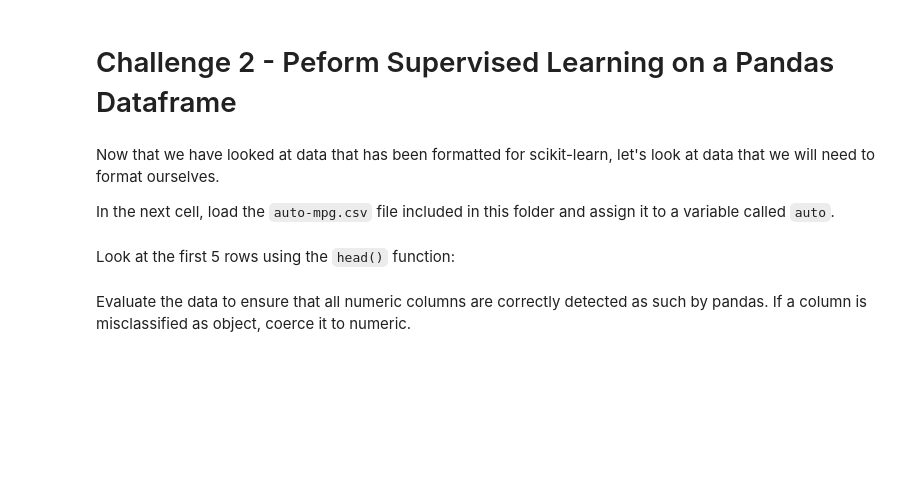
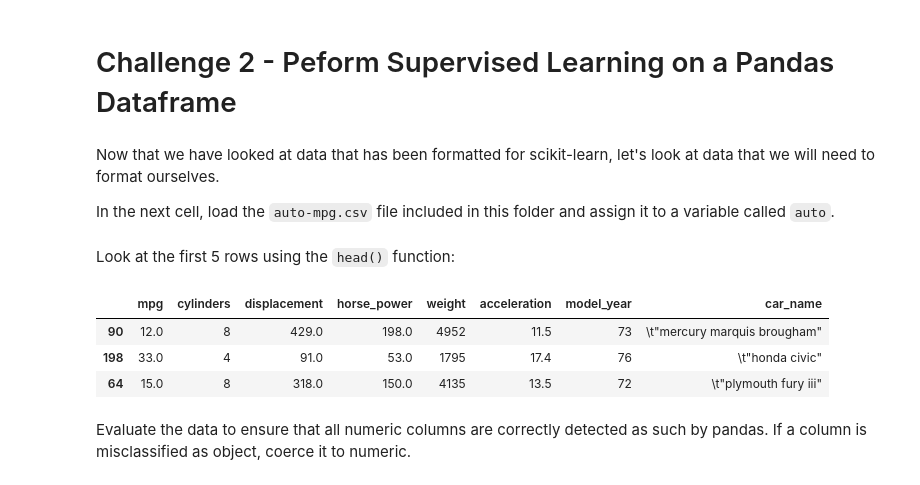
Before and after one commit to Ironhack-Data-Madrid-Octubre-2021/lab-intro-to-sklearn, a Jupyter notebook: your-code/main.ipynb, the cells around one changed output. Drawn from its saved outputs; the diff is of its cells as text; code cells hidden in the pictures; blank space fills up the shorter version.

```diff
--- a/your-code/main.ipynb
+++ b/your-code/main.ipynb
@@ -184,2 +197,9 @@ Look at the first 5 rows using the `head()` function:
+# %%
+auto.sample(3)
+# %% [output]
+|  | mpg | cylinders | displacement | horse_power | weight | acceleration | model_year | car_name |
+| 90 | 12.0 | 8 | 429.0 | 198.0 | 4952 | 11.5 | 73 | \t"mercury marquis brougham" |
+| 198 | 33.0 | 4 | 91.0 | 53.0 | 1795 | 17.4 | 76 | \t"honda civic" |
+| 64 | 15.0 | 8 | 318.0 | 150.0 | 4135 | 13.5 | 72 | \t"plymouth fury iii" |
 # %% [markdown]
 Evaluate the data to ensure that all numeric columns are correctly detected as such by pandas. If a column is misclassified as object, coerce it to numeric.
```
Also changed, not shown: parts of 54 cells of this notebook.
